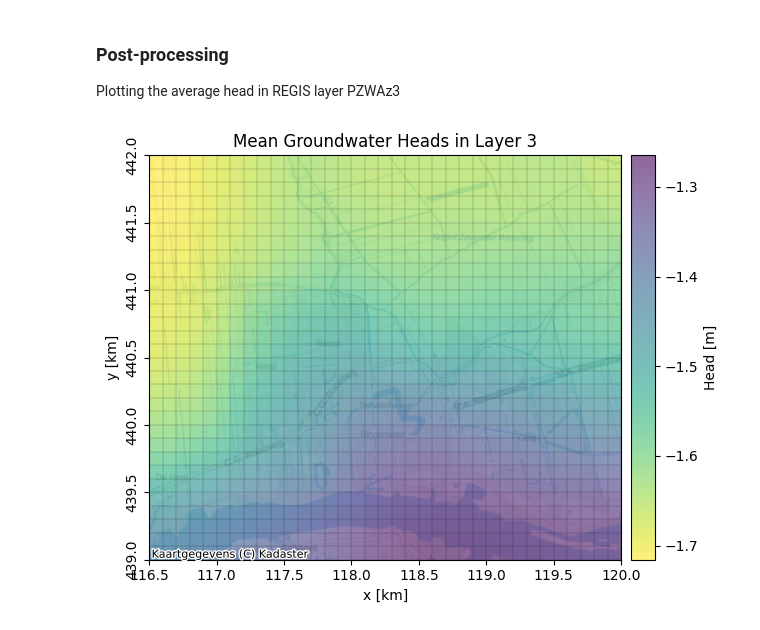
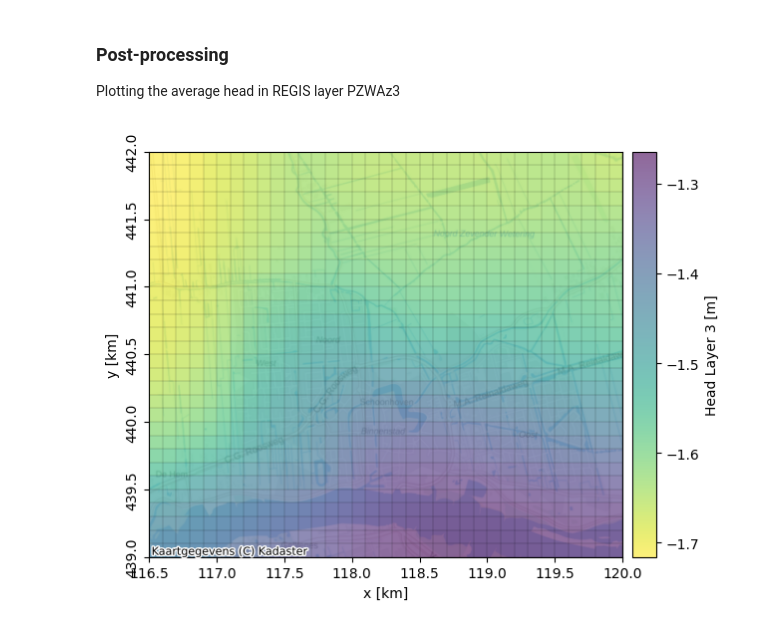
Before and after one commit to gwmod/nlmod, a Jupyter notebook: docs/examples/21_joss_example.ipynb, the cells around one changed output. Saved outputs shown, nothing was run; the diff lists cells and outputs as text; code cells hidden in the pictures.

```diff
--- a/docs/examples/21_joss_example.ipynb
+++ b/docs/examples/21_joss_example.ipynb
@@ -142,24 +140,24 @@ Plotting the average head in REGIS layer PZWAz3
 # %%
 # load the computed heads
 head = nlmod.gwf.output.get_heads_da(ds)
 
 # plot on map
 layer = 3
 ax = nlmod.plot.map_array(
     head.isel(layer=layer).mean(dim="time"),
     ds,
     alpha=0.6,
     cmap=plt.get_cmap("viridis_r"),
     background=True,
-    colorbar_label="Head [m]",
+    colorbar_label=f"Head Layer {layer} [m]",
     xlabel="x [km]",
     ylabel="y [km]",
     figsize=(7.0,5.0),
-    title=f"Mean Groundwater Heads in Layer {layer}"
+    # title=f"Mean Groundwater Heads in Layer {layer}"
 )
 ax.get_figure().savefig(figdir + f"/{model_name}_heads.png", dpi=300, bbox_inches="tight")
 # %% [output]
-[figure, old version]
+[figure, new version]
 # %%
 # Copy figures
 
```
Also changed, not shown: parts of 3 cells of this notebook, 5 other files.
